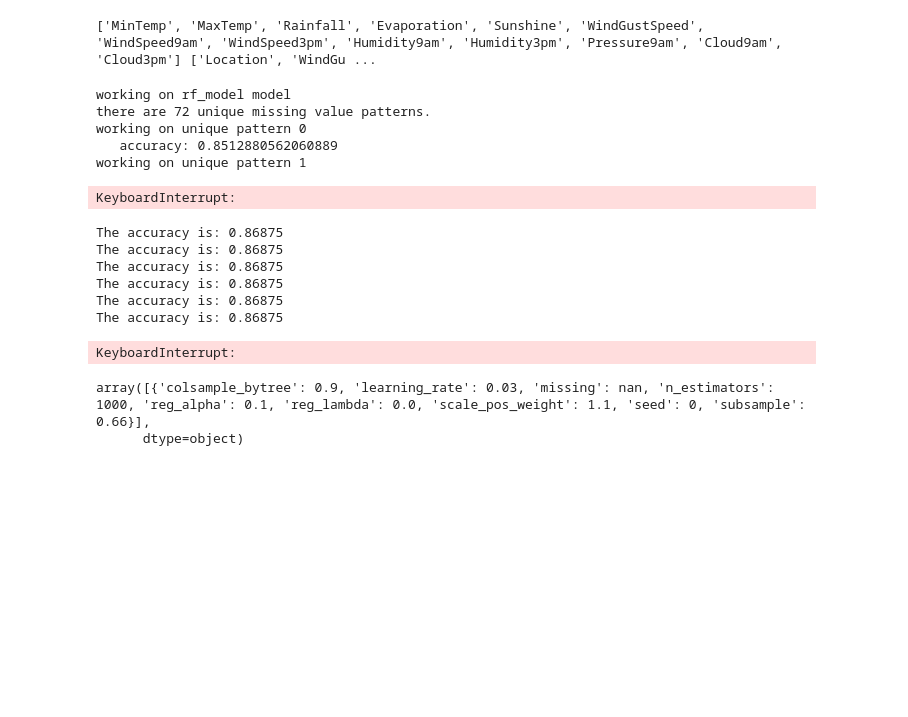
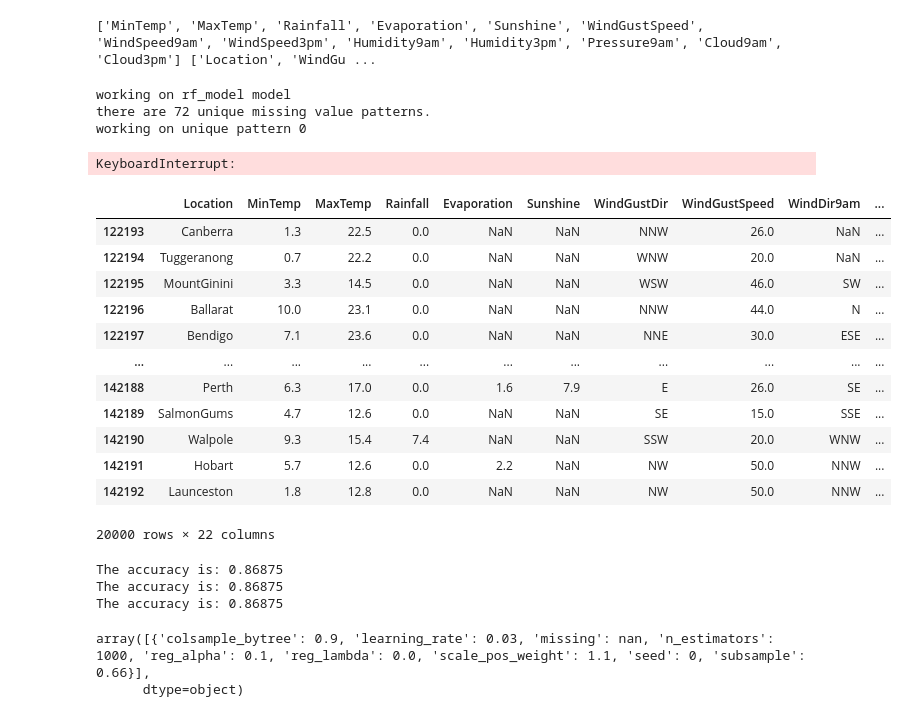
Before and after one commit to DaveYuan23/Data1030_rain_au, a Jupyter notebook: src/data1030-rain-in-au.ipynb, the cells around one changed output. Saved outputs shown, nothing was run; the diff lists cells and outputs as text; code cells hidden in the pictures; blank space fills up the shorter version.

```diff
--- a/src/data1030-rain-in-au.ipynb
+++ b/src/data1030-rain-in-au.ipynb
@@ -24,7 +24,7 @@ from sklearn.model_selection import TimeSeriesSplit, train_test_split
 import xgboost
 import time
 # %%
-df = pd.read_csv("./data/weatherAUS.csv")
+df = pd.read_csv("../data/weatherAUS.csv")
 # %%
 np.eye(5)[2]
 # %% [output]
@@ -1200,7 +1198,21 @@ for model in models:
 working on rf_model model
 there are 72 unique missing value patterns.
 working on unique pattern 0
-   accuracy: 0.8512880562060889
-working on unique pattern 1
 KeyboardInterrupt:
+# %%
+down_sampled_df
+# %% [output]
+|  | Location | MinTemp | MaxTemp | Rainfall | Evaporation | Sunshine | WindGustDir | WindGustSpeed | WindDir9am | ... |
+| 122193 | Canberra | 1.3 | 22.5 | 0.0 | NaN | NaN | NNW | 26.0 | NaN | ... |
+| 122194 | Tuggeranong | 0.7 | 22.2 | 0.0 | NaN | NaN | WNW | 20.0 | NaN | ... |
+| 122195 | MountGinini | 3.3 | 14.5 | 0.0 | NaN | NaN | WSW | 46.0 | SW | ... |
+| 122196 | Ballarat | 10.0 | 23.1 | 0.0 | NaN | NaN | NNW | 44.0 | N | ... |
+| 122197 | Bendigo | 7.1 | 23.6 | 0.0 | NaN | NaN | NNE | 30.0 | ESE | ... |
+| ... | ... | ... | ... | ... | ... | ... | ... | ... | ... | ... |
+| 142188 | Perth | 6.3 | 17.0 | 0.0 | 1.6 | 7.9 | E | 26.0 | SE | ... |
+| 142189 | SalmonGums | 4.7 | 12.6 | 0.0 | NaN | NaN | SE | 15.0 | SSE | ... |
+| 142190 | Walpole | 9.3 | 15.4 | 7.4 | NaN | NaN | SSW | 20.0 | WNW | ... |
+| 142191 | Hobart | 5.7 | 12.6 | 0.0 | 2.2 | NaN | NW | 50.0 | NNW | ... |
+| 142192 | Launceston | 1.8 | 12.8 | 0.0 | NaN | NaN | NW | 50.0 | NNW | ... |
+20000 rows × 22 columns
 # %%
@@ -1221,7 +1232,7 @@ for random_state in range(0,3):
         acc.append(total_acc)
         fbeta.append(total_fbeta)
         best_params_list.append(best_params)
-        file = open('results/best_estimator_'+f'{random_state}'+'.save', 'wb')
+        file = open('../results/best_estimator_'+f'{random_state}'+'.save', 'wb')
         pickle.dump((y_test_d,best_estimator.predict(X_other_prep_d),best_estimator),file)
         file.close()
 acc_dict["xgb_model"] = acc
@@ -1231,10 +1242,6 @@ best_params_dict["xgb_model"] = best_params_list
 The accuracy is: 0.86875
 The accuracy is: 0.86875
 The accuracy is: 0.86875
-The accuracy is: 0.86875
-The accuracy is: 0.86875
-The accuracy is: 0.86875
-KeyboardInterrupt:
 # %%
 best_params
 # %% [output]
```
Also changed, not shown: parts of 13 cells of this notebook, 1 other file.
